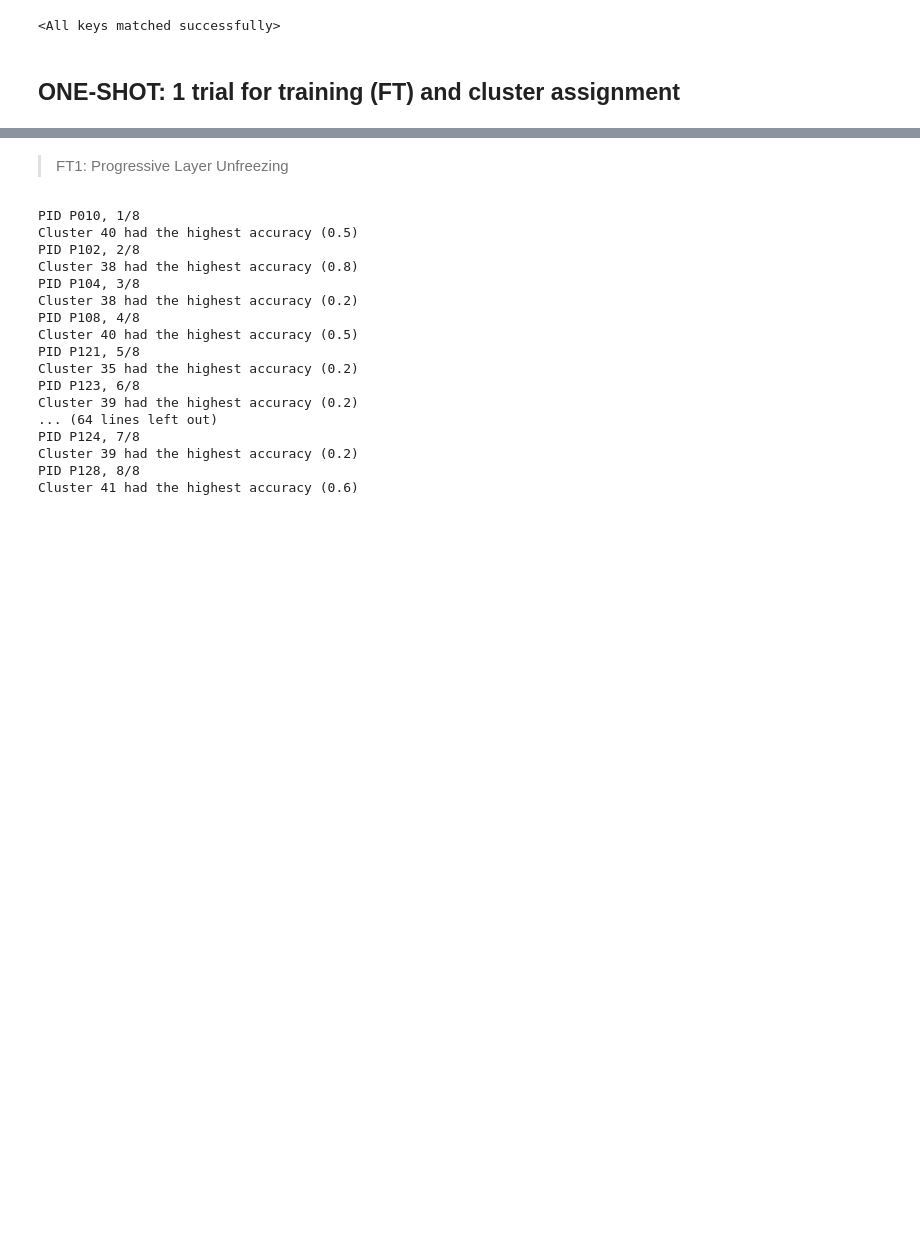
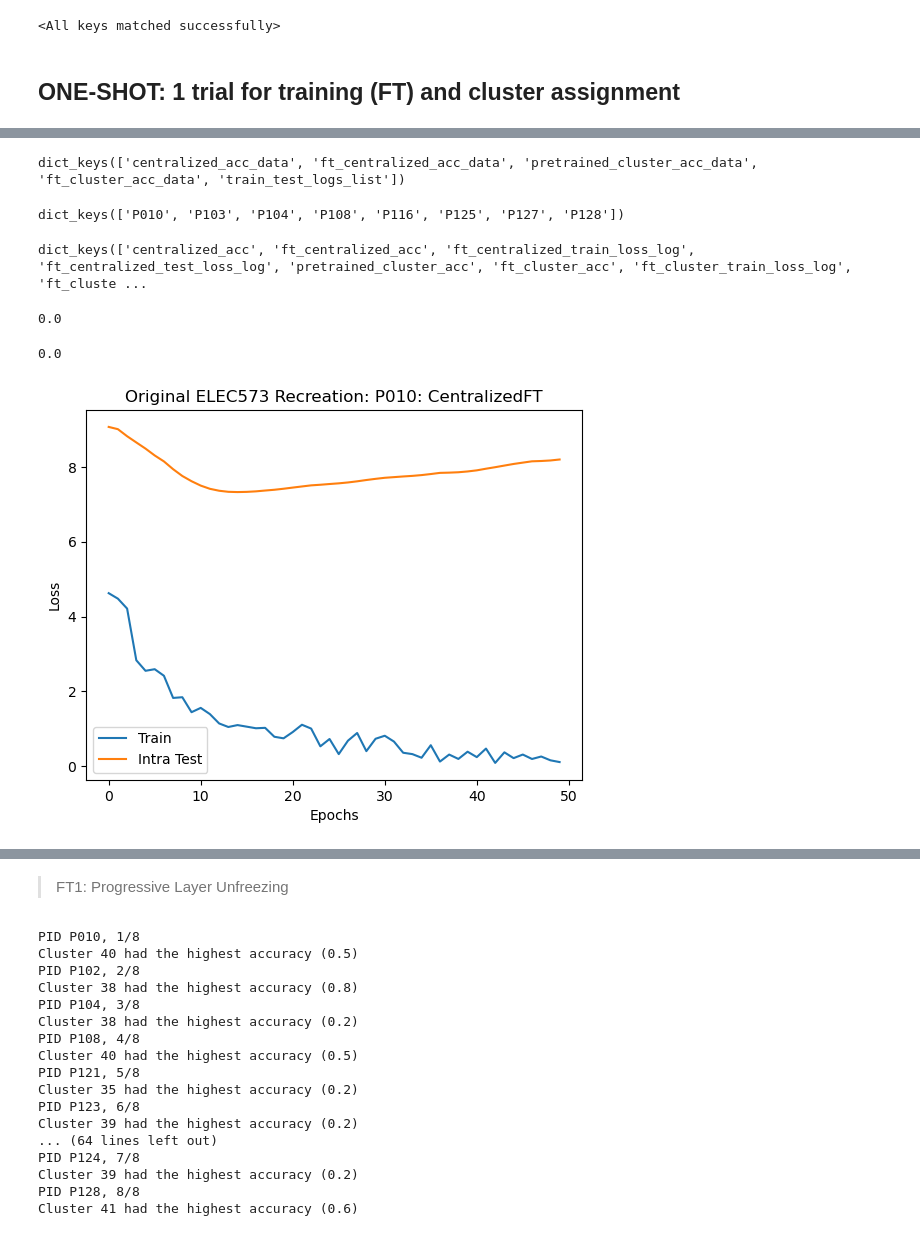
Before and after one commit to kdmalc/fl-gestures, a Jupyter notebook: April_25/105_FT_Methods_Study.ipynb, the cells around one changed output, grey strips where cells are left out. Cells and saved outputs as stored; diff of their text form; code cells hidden in the pictures; blank space fills up the shorter version.

```diff
--- a/April_25/105_FT_Methods_Study.ipynb
+++ b/April_25/105_FT_Methods_Study.ipynb
@@ -60,7 +61,7 @@ print("Data has been loaded successfully!")
 # %% [output]
 Data has been loaded successfully!
 # %%
-full_path = os.path.join("C:\\Users\\kdmen\\Repos\\fl-gestures\\April_25\\models\\original_mystery_seed_split\\20250211_2010", 'pretrained_DynamicMomonaNet_model.pth')
+full_path = os.path.join("C:\\Users\\kdmen\\Repos\\fl-gestures\\April_25\\models\\20250218_1708", '248_RS17_pretrained_DynamicMomonaNet_model.pth')
 
 print("Full Path:", full_path)
 # Load the pretrained model
@@ -90,6 +91,13 @@ test_participants = splits["test_users"]
 
 progunfreezingFT_config = copy.deepcopy(MY_CONFIG)
 
+originalELEC573FT_config = copy.deepcopy(MY_CONFIG)
+originalELEC573FT_config["finetune_strategy"] = "full"
+originalELEC573FT_config["use_earlystopping"] = False
+originalELEC573FT_config["num_ft_epochs"] = 50
+originalELEC573FT_config["ft_learning_rate"] = 0.001
+originalELEC573FT_config["lr_scheduler_factor"] = 0.0
+
 fullFT_config = copy.deepcopy(MY_CONFIG)
 fullFT_config["finetune_strategy"] = "full"
 
@@ -105,0 +117,2 @@ shared_trial_data_splits_lst = create_shared_trial_data_splits(expdef_df, all_pa
+# %%
+originalELEC573FT_data_dict_1_1 = finetuning_run(shared_trial_data_splits_lst, originalELEC573FT_config, pretrained_generic_model, nested_clus_model_dict)
@@ -105,0 +136,26 @@ shared_trial_data_splits_lst = create_shared_trial_data_splits(expdef_df, all_pa
+# %%
+originalELEC573FT_data_dict_1_1.keys()
+# %% [output]
+dict_keys(['centralized_acc_data', 'ft_centralized_acc_data', 'pretrained_cluster_acc_data', 'ft_cluster_acc_data', 'train_test_logs_list'])
+# %%
+originalELEC573FT_data_dict_1_1['train_test_logs_list'][0].keys()
+# %% [output]
+dict_keys(['P010', 'P103', 'P104', 'P108', 'P116', 'P125', 'P127', 'P128'])
+# %%
+originalELEC573FT_data_dict_1_1['train_test_logs_list'][0]['P010'].keys()
+# %% [output]
+dict_keys(['centralized_acc', 'ft_centralized_acc', 'ft_centralized_train_loss_log', 'ft_centralized_test_loss_log', 'pretrained_cluster_acc', 'ft_cluster_acc', 'ft_cluster_train_loss_log', 'ft_cluste ...
+# %%
+originalELEC573FT_data_dict_1_1['train_test_logs_list'][0]['P010']['ft_centralized_acc']
+# %% [output]
+0.0
+# %%
+originalELEC573FT_data_dict_1_1['train_test_logs_list'][0]['P010']['ft_centralized_acc']
+# %% [output]
+0.0
+# %%
+# Printing acc not working for some reason, tries to tell me its a list idk
+
+plot_train_test_curves(originalELEC573FT_data_dict_1_1['train_test_logs_list'][0]['P010'], "Original ELEC573 Recreation: P010: CentralizedFT", print_acc=False, acc_keys=['ft_centralized_acc', None, None], log_keys=['ft_centralized_train_loss_log', 'ft_centralized_test_loss_log', None])
+# %% [output]
+[figure, added]
```
Also changed, not shown: parts of 7 cells of this notebook, 9 other files.
